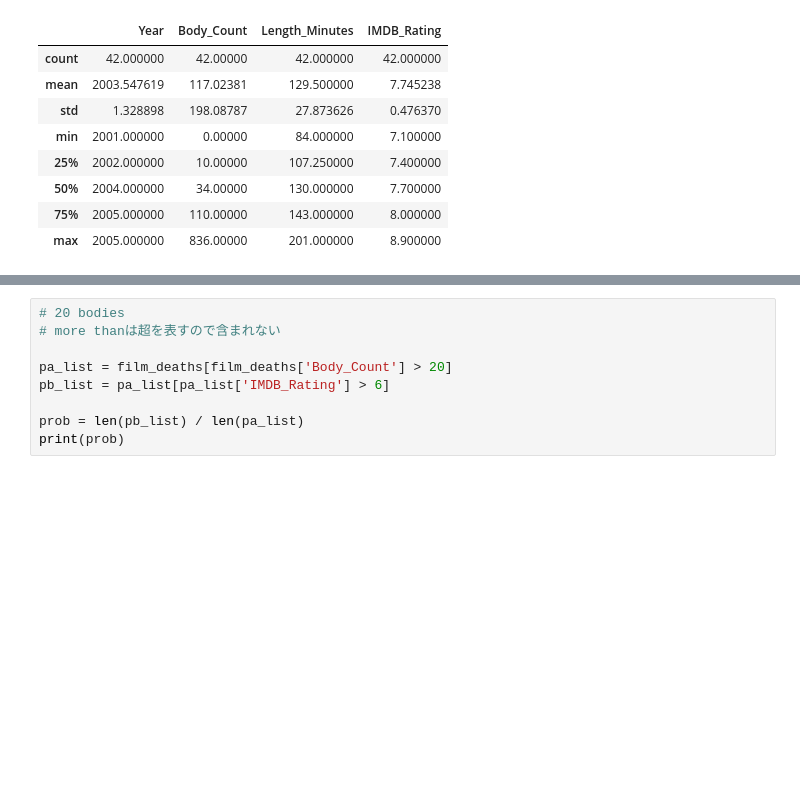
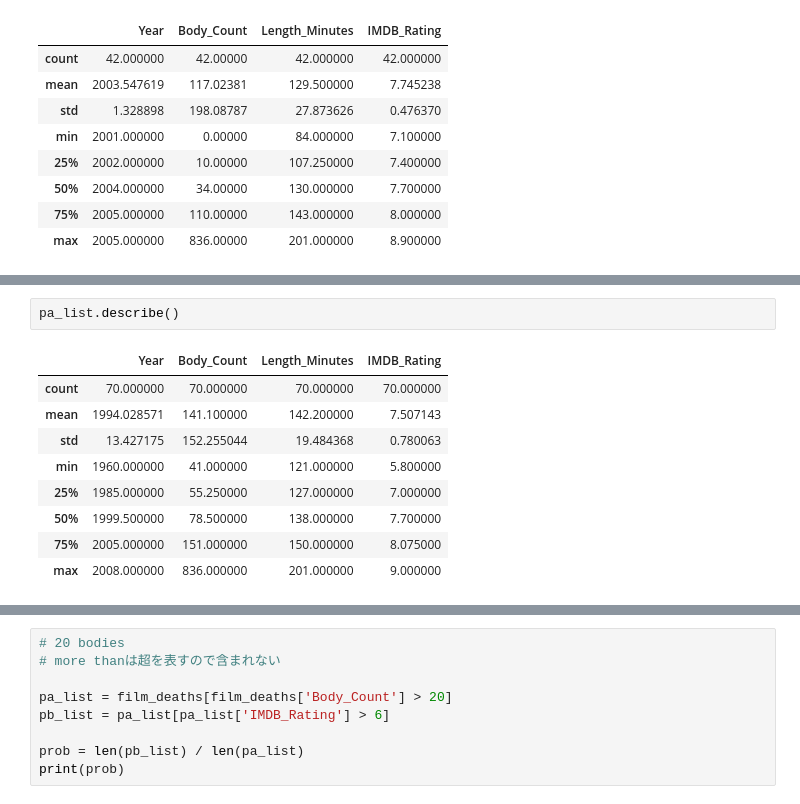
Before and after one commit to gucci-j/MLAI, a Jupyter notebook: Lab 1 - Probability and Introduction to Jupyter Notebooks.ipynb, the cells around one changed output, grey strips where cells are left out. Cells and saved outputs as stored; diff of their text form; blank space fills up the shorter version.

```diff
--- a/Lab 1 - Probability and Introduction to Jupyter Notebooks.ipynb
+++ b/Lab 1 - Probability and Introduction to Jupyter Notebooks.ipynb
@@ -115,0 +171,12 @@ rating_list.describe()
+# %%
+pa_list.describe()
+# %% [output]
+|  | Year | Body_Count | Length_Minutes | IMDB_Rating |
+| count | 70.000000 | 70.000000 | 70.000000 | 70.000000 |
+| mean | 1994.028571 | 141.100000 | 142.200000 | 7.507143 |
+| std | 13.427175 | 152.255044 | 19.484368 | 0.780063 |
+| min | 1960.000000 | 41.000000 | 121.000000 | 5.800000 |
+| 25% | 1985.000000 | 55.250000 | 127.000000 | 7.000000 |
+| 50% | 1999.500000 | 78.500000 | 138.000000 | 7.700000 |
+| 75% | 2005.000000 | 151.000000 | 150.000000 | 8.075000 |
+| max | 2008.000000 | 836.000000 | 201.000000 | 9.000000 |
```
Also changed, not shown: parts of 7 cells of this notebook, 1 other file.
